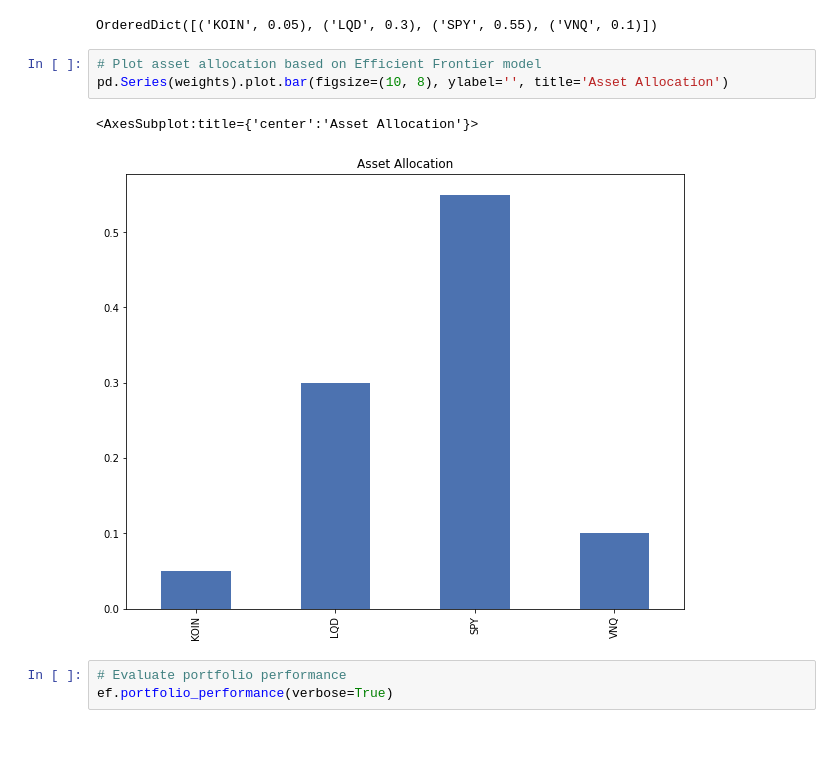
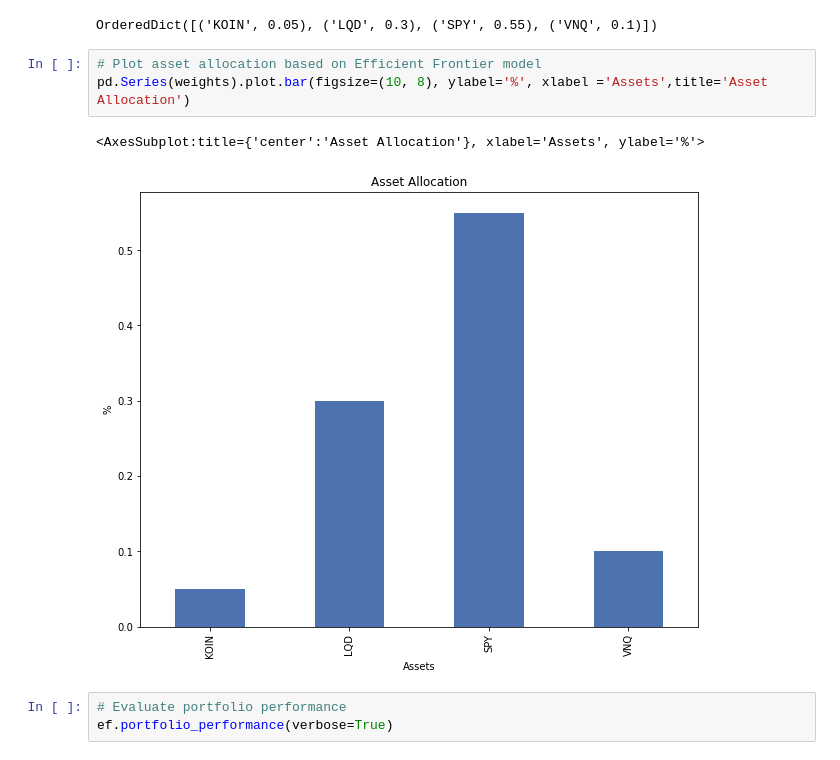
Before and after one commit to dbogatic/stock-evaluation, a Jupyter notebook: portfolio_optimization.ipynb, the cells around one changed output. Saved outputs shown, nothing was run; the diff lists cells and outputs as text.

Commit message:
edit text and asset alocation bar graph

```diff
--- a/portfolio_optimization.ipynb
+++ b/portfolio_optimization.ipynb
@@ -78,10 +79,10 @@ print(ef.clean_weights())
 OrderedDict([('KOIN', 0.05), ('LQD', 0.3), ('SPY', 0.55), ('VNQ', 0.1)])
 # %%
 # Plot asset allocation based on Efficient Frontier model
-pd.Series(weights).plot.bar(figsize=(10, 8), ylabel='', title='Asset Allocation')
+pd.Series(weights).plot.bar(figsize=(10, 8), ylabel='%', xlabel ='Assets',title='Asset Allocation')
 # %% [output]
-<AxesSubplot:title={'center':'Asset Allocation'}>
+<AxesSubplot:title={'center':'Asset Allocation'}, xlabel='Assets', ylabel='%'>
-[figure, old version]
+[figure, new version]
 # %%
 # Evaluate portfolio performance
 ef.portfolio_performance(verbose=True)
```
Also changed, not shown: parts of 1 cell of this notebook.
